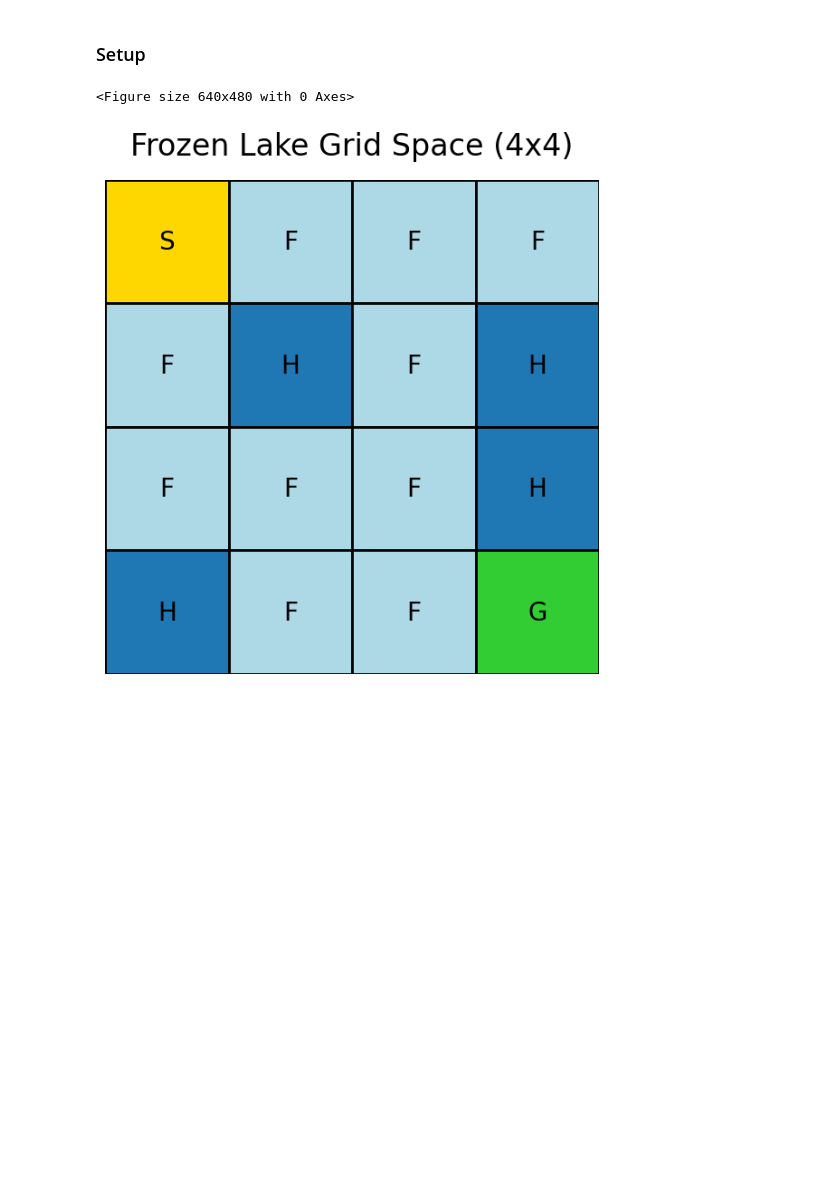
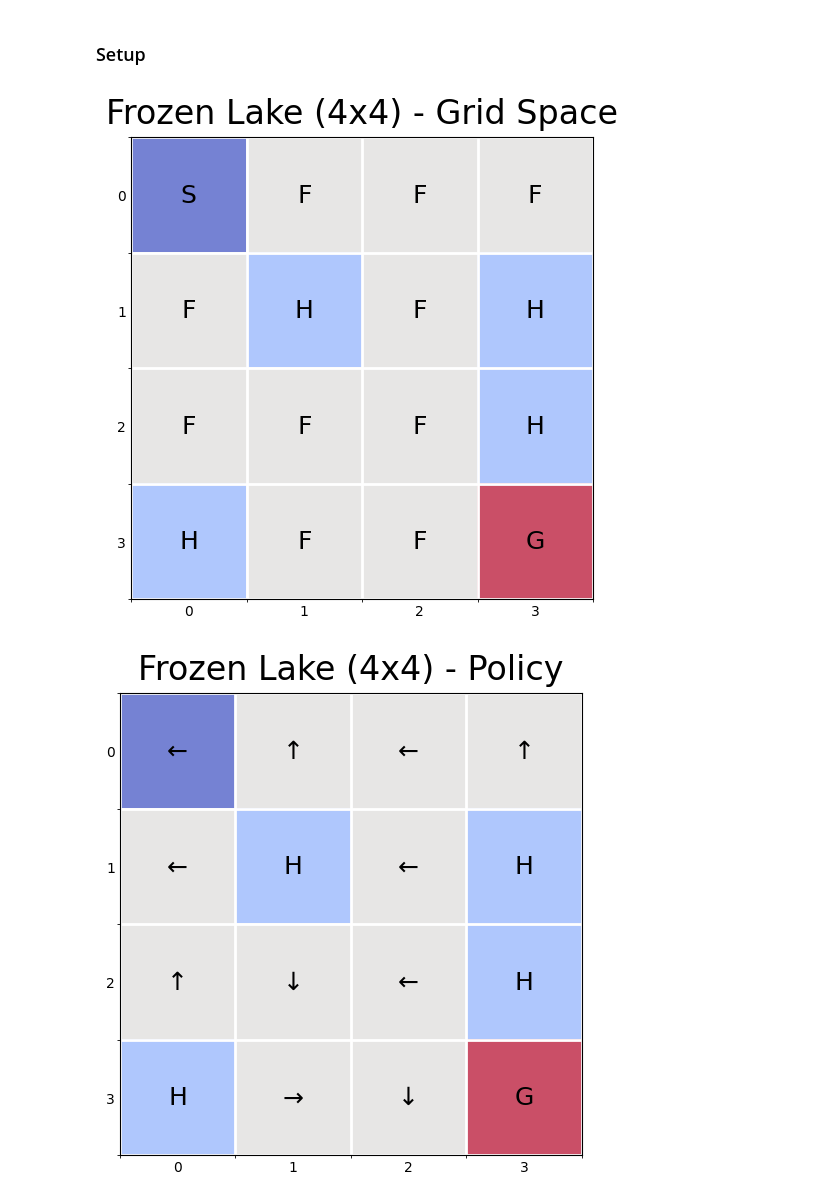
Before and after one commit to sagniksinha/Assignment4, a Jupyter notebook: Frozen_lake.ipynb, the cells around one changed output. Cells and saved outputs as stored; diff of their text form; code cells hidden in the pictures; blank space fills up the shorter version.

```diff
--- a/Frozen_lake.ipynb
+++ b/Frozen_lake.ipynb
@@ -149,32 +155,18 @@ def get_policy(env,stateValue, lmbda=0.9):
 # %% [markdown]
 ### Setup
-# %%
-# Setup 4x4
-env = gym.make('FrozenLake-v1').unwrapped
-
-env.max_episode_steps=250
-
-# Create transition and reward matrices from OpenAI P matrix
-rows = env.nrow
-cols = env.ncol
-T = np.zeros((4, rows*cols, rows*cols))
-R = np.zeros((4, rows*cols, rows*cols))
-
-old_state = np.inf
-
-for square in env.P:
-    for action in env.P[square]:
-        for i in range(len(env.P[square][action])):
-            new_state = env.P[square][action][i][1]
-            if new_state == old_state:
-                T[action][square][env.P[square][action][i][1]] = T[action][square][old_state] + env.P[square][action][i][0]
-                R[action][square][env.P[square][action][i][1]] = R[action][square][old_state] + env.P[square][action][i][2]
-            else:
-                T[action][square][env.P[square][action][i][1]] = env.P[square][action][i][0]
-                R[action][square][env.P[square][action][i][1]] = env.P[square][action][i][2]
-            old_state = env.P[square][action][i][1]
-
-plot_lake(env)
-# %% [output]
-<Figure size 640x480 with 0 Axes>
-[figure, removed]
+# %%
+s = 4
+
+opt = "{}x{}".format(s,s)
+sz = (s,s)
+env = gym.make("FrozenLake-v1", map_name=opt)
+env.reset()
+env.render()
+visualize_env(env, opt, title='Frozen Lake (4x4) - Grid Space', save_title = 'FL4x4_GridSpace')
+r, p = getRewardProb(env, s)
+vi = mdp.ValueIteration(p, r, 0.9, max_iter=10000)
+vi.run()
+visualize_policy(vi.policy, sz, opt, title='Frozen Lake (4x4) - Policy', save_title = 'FL4x4_GridSpace_Policy')
+# %% [output]
+[figure, added]
+[figure, added]
```
Also changed, not shown: parts of 9 cells of this notebook, 4 other files.
